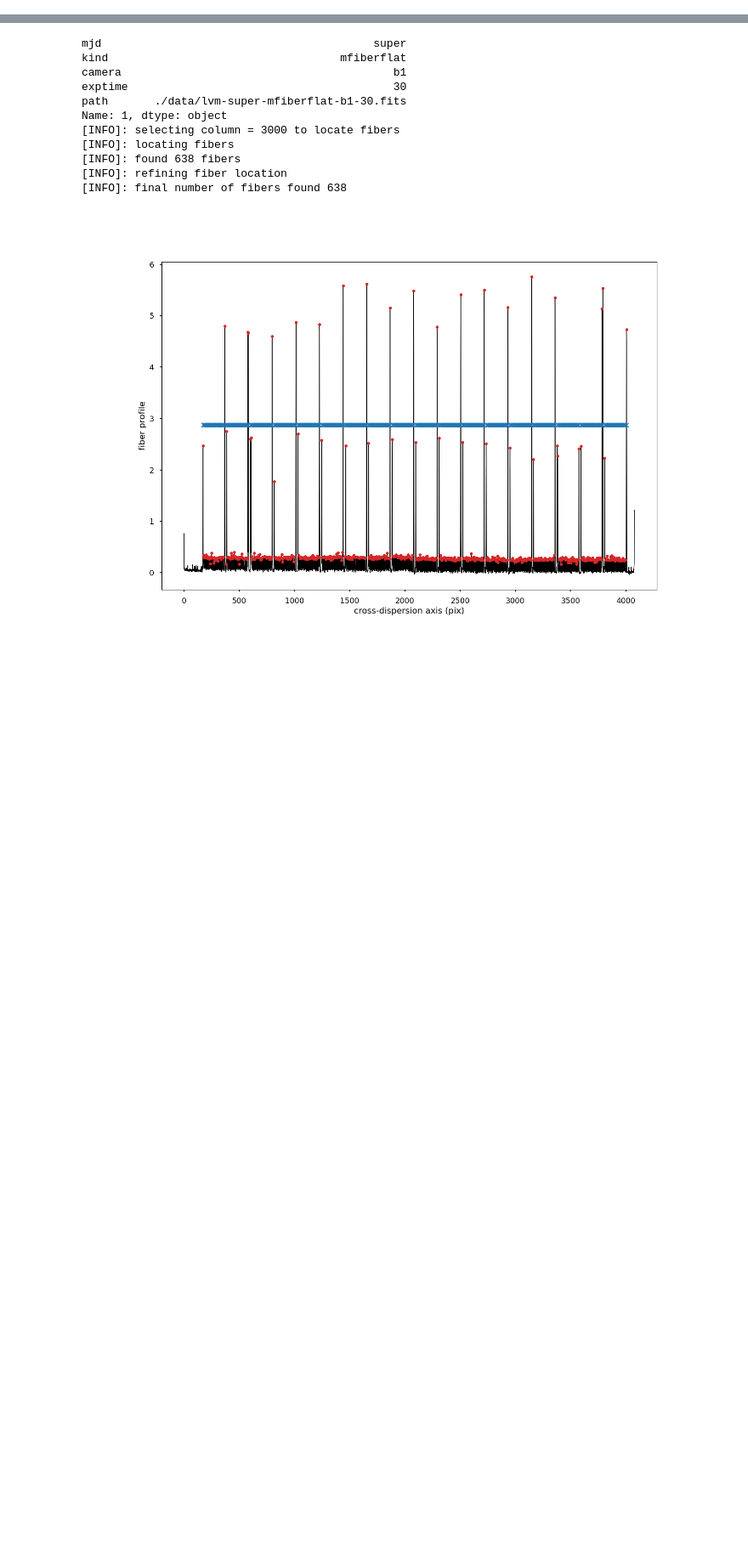
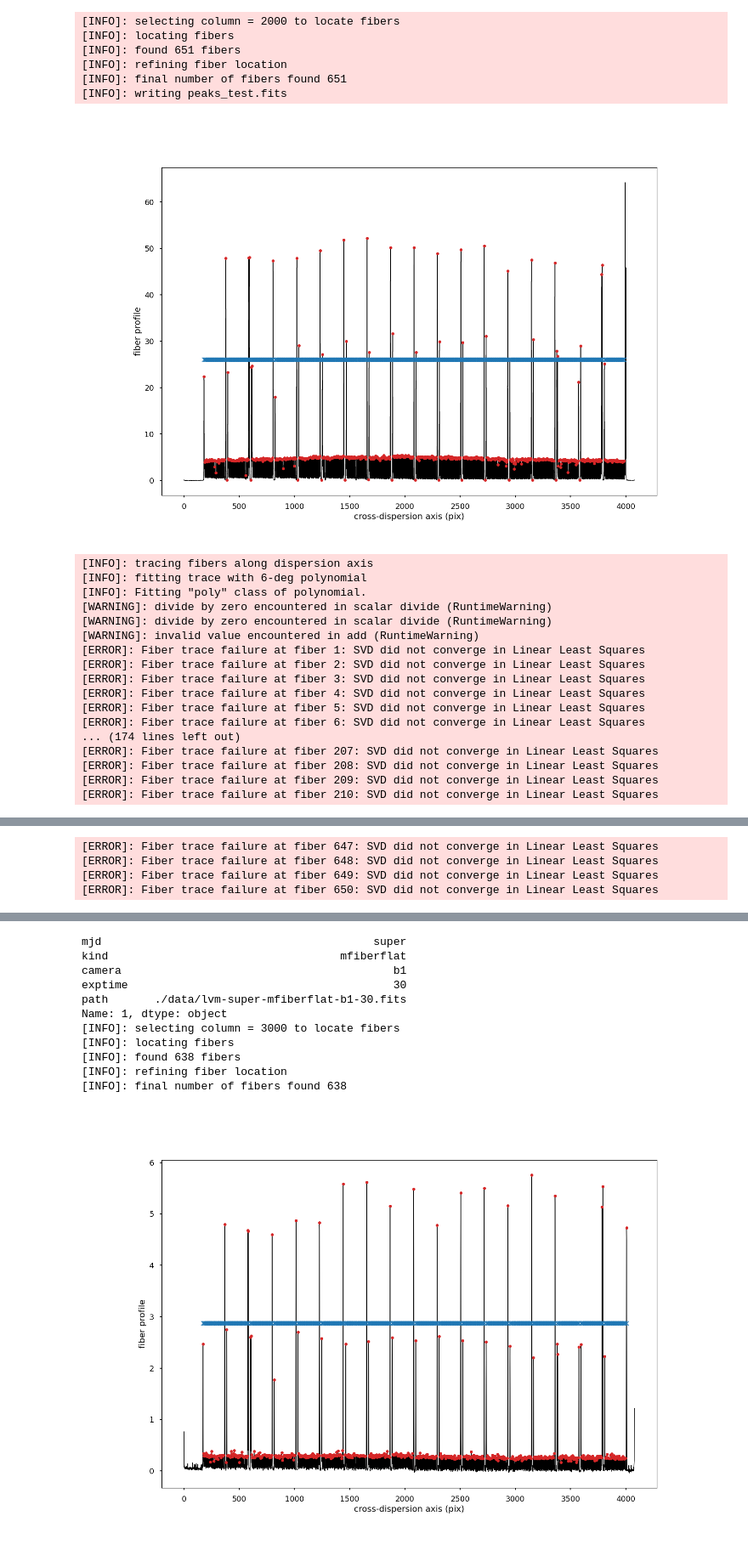
Before and after one commit to sdss/lvmdrp, a Jupyter notebook: examples/lco_com/traces.ipynb, the cells around one changed output, grey strips where cells are left out. Shown at 85% size. Saved outputs shown, nothing was run; the diff lists cells and outputs as text; code cells hidden in the pictures; blank space fills up the shorter version.

```diff
--- a/examples/lco_com/traces.ipynb
+++ b/examples/lco_com/traces.ipynb
@@ -35,0 +240,37 @@ out_calib_path = os.path.join(output_path, "lvm-{mjd}-{kind}-{camera}-{exptime}.
+# %%
+cam = "b1"
+
+input_fiberflat_path = f"/home/mejia/Research/UNAM/lvm-drp/lvmdrp/examples/data/lco_com/sas/sdsswork/lvm/spectro/redux/0.1.0.dev0/1111/60115/ancillary/lvm-cflat-{cam}-00000912.fits"
+output_peaks_path = "peaks_test.fits"
+
+imageMethod.find_peaks_auto(
+    in_image=input_fiberflat_path, out_peaks=output_peaks_path,
+    pixel_range=[10, 4000], fibers_dmin=5, threshold=0.08, slice=2000, median_box=[1, 10],
+    display_plots=True)
+
+imageMethod.trace_peaks(input_fiberflat_path, in_peaks=output_peaks_path, out_trace="trace_test.fits", poly_disp=6, threshold=20)
+# %% [output]
+[INFO]: selecting column = 2000 to locate fibers
+[INFO]: locating fibers
+[INFO]: found 651 fibers
+[INFO]: refining fiber location
+[INFO]: final number of fibers found 651
+[INFO]: writing peaks_test.fits
+[figure, added]
+[INFO]: tracing fibers along dispersion axis
+[INFO]: fitting trace with 6-deg polynomial
+[INFO]: Fitting "poly" class of polynomial.
+[WARNING]: divide by zero encountered in scalar divide (RuntimeWarning)
+[WARNING]: divide by zero encountered in scalar divide (RuntimeWarning)
+[WARNING]: invalid value encountered in add (RuntimeWarning)
+[ERROR]: Fiber trace failure at fiber 1: SVD did not converge in Linear Least Squares
+[ERROR]: Fiber trace failure at fiber 2: SVD did not converge in Linear Least Squares
+[ERROR]: Fiber trace failure at fiber 3: SVD did not converge in Linear Least Squares
+[ERROR]: Fiber trace failure at fiber 4: SVD did not converge in Linear Least Squares
+[ERROR]: Fiber trace failure at fiber 5: SVD did not converge in Linear Least Squares
+[ERROR]: Fiber trace failure at fiber 6: SVD did not converge in Linear Least Squares
+... (174 lines left out)
+[ERROR]: Fiber trace failure at fiber 207: SVD did not converge in Linear Least Squares
+[ERROR]: Fiber trace failure at fiber 208: SVD did not converge in Linear Least Squares
+[ERROR]: Fiber trace failure at fiber 209: SVD did not converge in Linear Least Squares
+[ERROR]: Fiber trace failure at fiber 210: SVD did not converge in Linear Least Squares
@@ -35,0 +430,4 @@ out_calib_path = os.path.join(output_path, "lvm-{mjd}-{kind}-{camera}-{exptime}.
+[ERROR]: Fiber trace failure at fiber 647: SVD did not converge in Linear Least Squares
+[ERROR]: Fiber trace failure at fiber 648: SVD did not converge in Linear Least Squares
+[ERROR]: Fiber trace failure at fiber 649: SVD did not converge in Linear Least Squares
+[ERROR]: Fiber trace failure at fiber 650: SVD did not converge in Linear Least Squares
```
Also changed, not shown: parts of 13 cells of this notebook, 5 other files.
